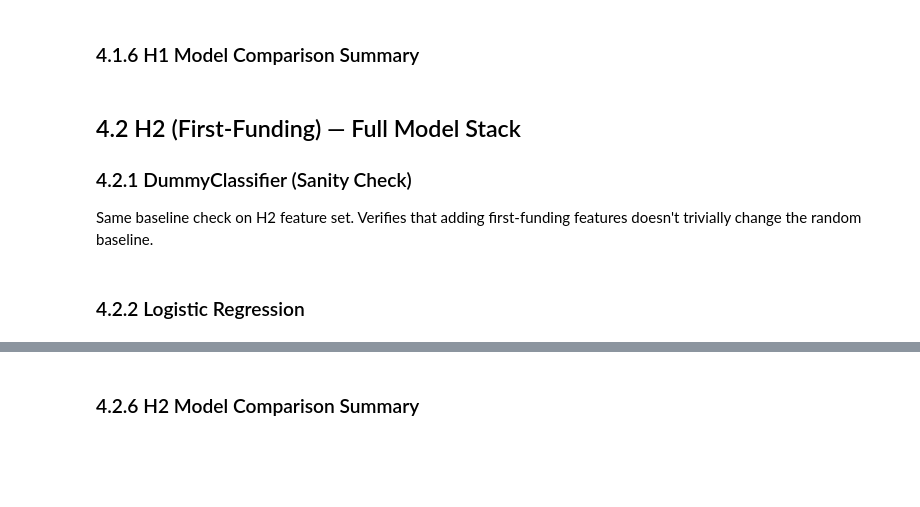
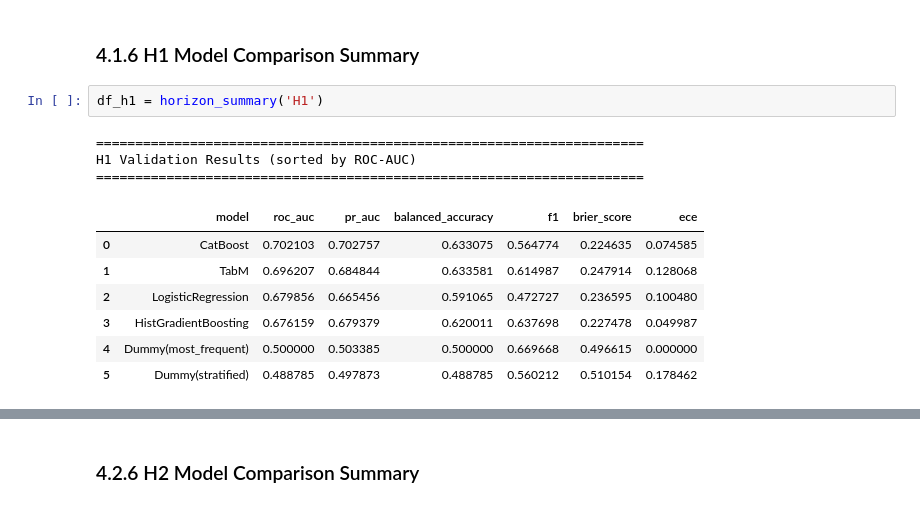
Before and after one commit to uleso26/Predictive-Analytics-Individual-Coursework-, a Jupyter notebook: notebooks/04_modelling.ipynb, the cells around one changed output, grey strips where cells are left out. Drawn from its saved outputs; the diff is of its cells as text; blank space fills up the shorter version.

```diff
--- a/notebooks/04_modelling.ipynb
+++ b/notebooks/04_modelling.ipynb
@@ -27,10 +339,15 @@ from src.config import MODELS_H1_H2, MODELS_H3, PRIMARY_METRIC, METRICS
 # %% [markdown]
 ### 4.1.6 H1 Model Comparison Summary
-# %% [markdown]
-## 4.2 H2 (First-Funding) — Full Model Stack
-
-### 4.2.1 DummyClassifier (Sanity Check)
-
-Same baseline check on H2 feature set. Verifies that adding first-funding features doesn't trivially change the random baseline.
-# %% [markdown]
-### 4.2.2 Logistic Regression
+# %%
+df_h1 = horizon_summary('H1')
+# %% [output]
+======================================================================
+H1 Validation Results (sorted by ROC-AUC)
+======================================================================
+|  | model | roc_auc | pr_auc | balanced_accuracy | f1 | brier_score | ece |
+| 0 | CatBoost | 0.702103 | 0.702757 | 0.633075 | 0.564774 | 0.224635 | 0.074585 |
+| 1 | TabM | 0.696207 | 0.684844 | 0.633581 | 0.614987 | 0.247914 | 0.128068 |
+| 2 | LogisticRegression | 0.679856 | 0.665456 | 0.591065 | 0.472727 | 0.236595 | 0.100480 |
+| 3 | HistGradientBoosting | 0.676159 | 0.679379 | 0.620011 | 0.637698 | 0.227478 | 0.049987 |
+| 4 | Dummy(most_frequent) | 0.500000 | 0.503385 | 0.500000 | 0.669668 | 0.496615 | 0.000000 |
+| 5 | Dummy(stratified) | 0.488785 | 0.497873 | 0.488785 | 0.560212 | 0.510154 | 0.178462 |
```
Also changed, not shown: parts of 45 cells of this notebook, 30 other files.
